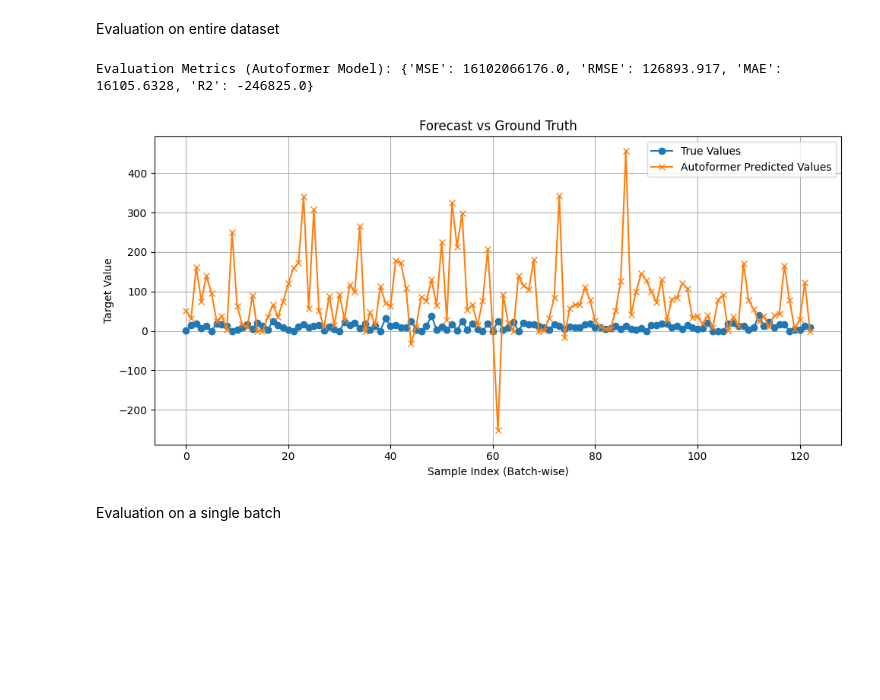
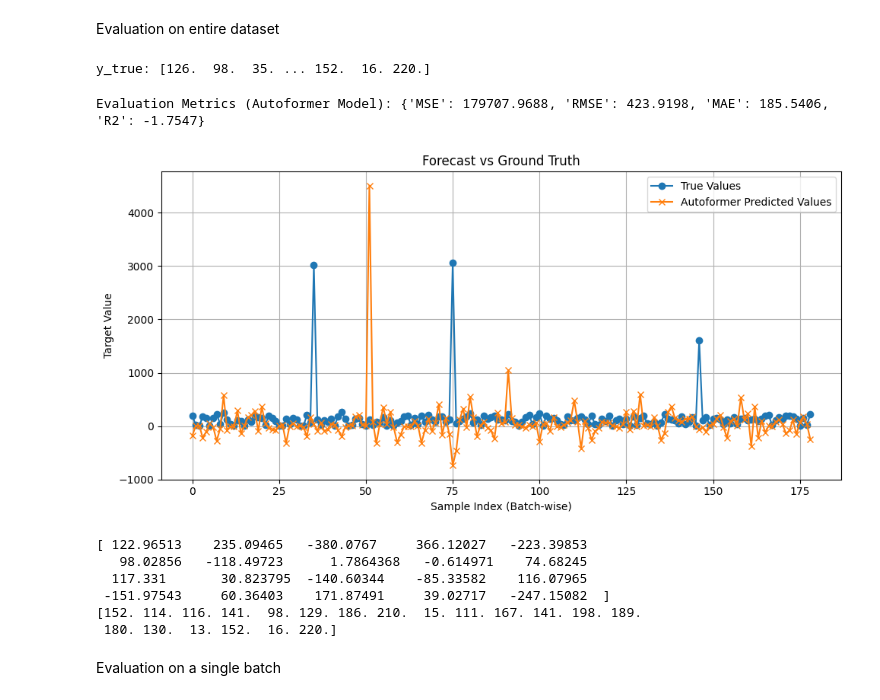
Before and after one commit to Suraez/time_series, a Jupyter notebook: autoformer.ipynb, the cells around one changed output. Cells and saved outputs as stored; diff of their text form; code cells hidden in the pictures; blank space fills up the shorter version.

```diff
--- a/autoformer.ipynb
+++ b/autoformer.ipynb
@@ -61,9 +61,9 @@ prediction_len = 1
 # %%
 dataset = TimeSeriesWindowDataset(df, context_length=context_len, prediction_length=prediction_len, lags_sequence=lags_seq)
 # %%
-loader = DataLoader(dataset, batch_size=144, shuffle=True)
+loader = DataLoader(dataset, batch_size=64, shuffle=True)
 for batch in loader:
-    print("past values:", batch['past_values'].shape, end="\n")
+    print("past values:", batch['past_values'], end="\n")
     print("past_time_features: ",batch['past_time_features'].shape, end="\n")
     print("past_observed_mask: ",batch['past_observed_mask'].shape, end="\n")
     print("future_values: ",batch['future_values'].shape, end="\n")
@@ -102,12 +108,13 @@ num_epochs = 50  #
 Training Part
 # %%
 model.train()
-for epoch in range(10):
+for epoch in range(num_epochs):
     total_loss = 0
     for batch in loader:
         # Move batch tensors to the same device as model
         batch = {k: v.to(device) for k, v in batch.items()}
 
+        print("past values:", batch['past_values'], end="\n")
         output = model(
             past_values=batch['past_values'],
             past_time_features=batch['past_time_features'],
@@ -124,6 +131,9 @@ for epoch in range(10):
         optimizer.zero_grad()
 
         total_loss += loss.item()
+        break
+
+    break
 
     print(f"Epoch {epoch+1}/{num_epochs}, Loss: {total_loss:.4f}")
 # %% [output]
@@ -167,7 +212,7 @@ all_y_pred = []
 with torch.no_grad():
     for batch in loader:
         batch = {k: v.to(device) for k, v in batch.items()}
-
+        # print("past values:", batch['past_values'], end="\n")
         outputs = model.generate(
             past_values=batch['past_values'],
             past_time_features=batch['past_time_features'],
@@ -175,51 +220,76 @@ with torch.no_grad():
             future_time_features=batch['future_time_features'],
         )
 
-        normalized_forecast = outputs.sequences
+        # normalized_forecast = outputs.sequences
 
-        loc = batch['past_values'].mean(dim=1, keepdim=True).unsqueeze(-1)
-        scale = batch['past_values'].std(dim=1, keepdim=True).unsqueeze(-1)
-        scale[scale == 0] = 1.0
+        # loc = batch['past_values'].mean(dim=1, keepdim=True).unsqueeze(-1)
+        # scale = batch['past_values'].std(dim=1, keepdim=True).unsqueeze(-1)
+        # scale[scale == 0] = 1.0
 
-        rescaled_forecast = normalized_forecast * scale + loc
-        first_pred = rescaled_forecast[:, 0, :]  # First-step forecast
+        # rescaled_forecast = normalized_forecast * scale + loc
+        first_pred = outputs.sequences[:, 0, :]
+        # First-step forecast
+
 
         all_y_true.append(batch['future_values'].cpu().numpy())
+        # print("True values: ",batch['future_values'].cpu().numpy(), end="\n")
         all_y_pred.append(first_pred.cpu().numpy())
+
 
 # Flatten all results
 y_true = np.concatenate(all_y_true).flatten()
 y_pred = np.concatenate(all_y_pred).flatten()
 
+
+print("y_true:", y_true)
+
+
+
+
 # Evaluate
 metrics = evaluate_forecast(y_true, y_pred)
-print("Evaluation Metrics (Autoformer Model):", metrics)
+# print("Evaluation Metrics (Autoformer Model):", metrics)
 # %% [output]
-Evaluation Metrics (Autoformer Model): {'MSE': 16102066176.0, 'RMSE': 126893.917, 'MAE': 16105.6328, 'R2': -246825.0}
+y_true: [126.  98.  35. ... 152.  16. 220.]
+# %%
+print("Evaluation Metrics (Autoformer Model):", metrics)
+# %% [output]
+Evaluation Metrics (Autoformer Model): {'MSE': 179707.9688, 'RMSE': 423.9198, 'MAE': 185.5406, 'R2': -1.7547}
 # %%
 import matplotlib.pyplot as plt
 
 # #single batch plotting
 # y_true = true_values.cpu().numpy().flatten()
 # y_pred = first_pred.cpu().numpy().flatten()
 
 # entire dataset
 y_true = y_true.flatten()
 y_pred = y_pred.flatten()
 
+
 # Plot
 plt.figure(figsize=(10, 5))
-plt.plot(y_true, label="True Values", marker='o')
-plt.plot(y_pred, label="Autoformer Predicted Values", marker='x')
+plt.plot(y_true[7000:], label="True Values", marker='o')
+plt.plot(y_pred[7000:], label="Autoformer Predicted Values", marker='x')
 plt.title("Forecast vs Ground Truth")
 plt.xlabel("Sample Index (Batch-wise)")
 plt.ylabel("Target Value")
 plt.legend()
 plt.grid(True)
 plt.tight_layout()
 plt.show()
+
+
+print(y_pred[-20:])
+print(y_true[-20:])
 # %% [output]
-[figure, old version]
+[figure, new version]
+[ 122.96513    235.09465   -380.0767     366.12027   -223.39853
+   98.02856   -118.49723      1.7864368   -0.614971    74.68245
+  117.331       30.823795  -140.60344    -85.33582    116.07965
+ -151.97543     60.36403    171.87491     39.02717   -247.15082  ]
+[152. 114. 116. 141.  98. 129. 186. 210.  15. 111. 167. 141. 198. 189.
+ 180. 130.  13. 152.  16. 220.]
 # %% [markdown]
 Evaluation on a single batch
 # %%
```
Also changed, not shown: parts of 12 cells of this notebook.
